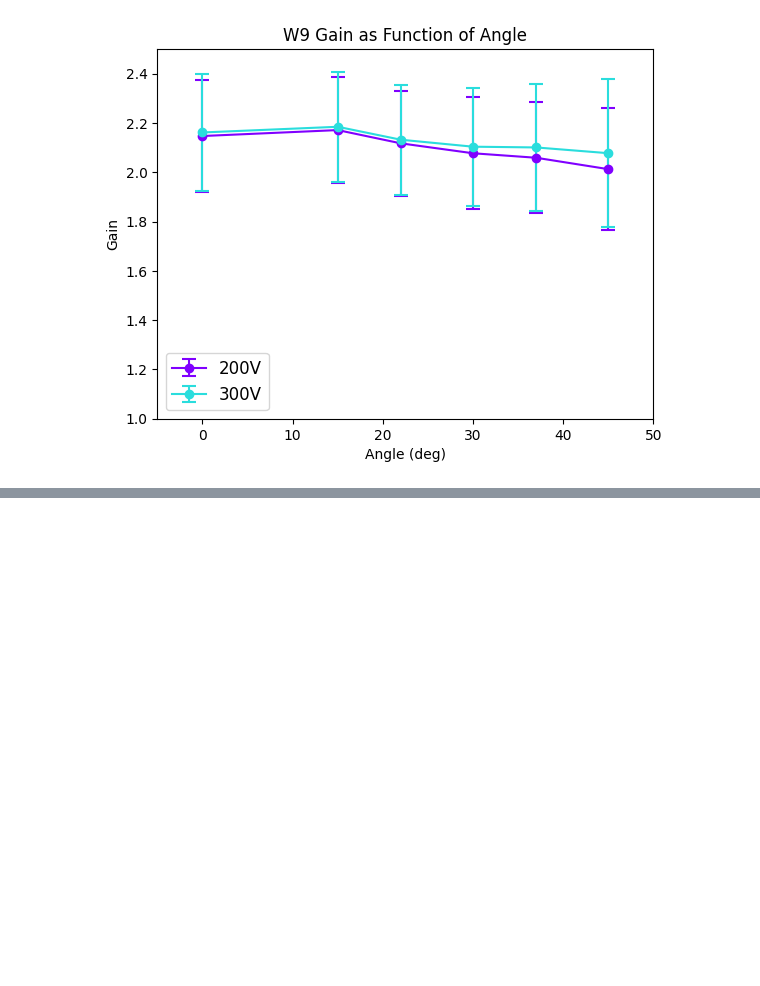
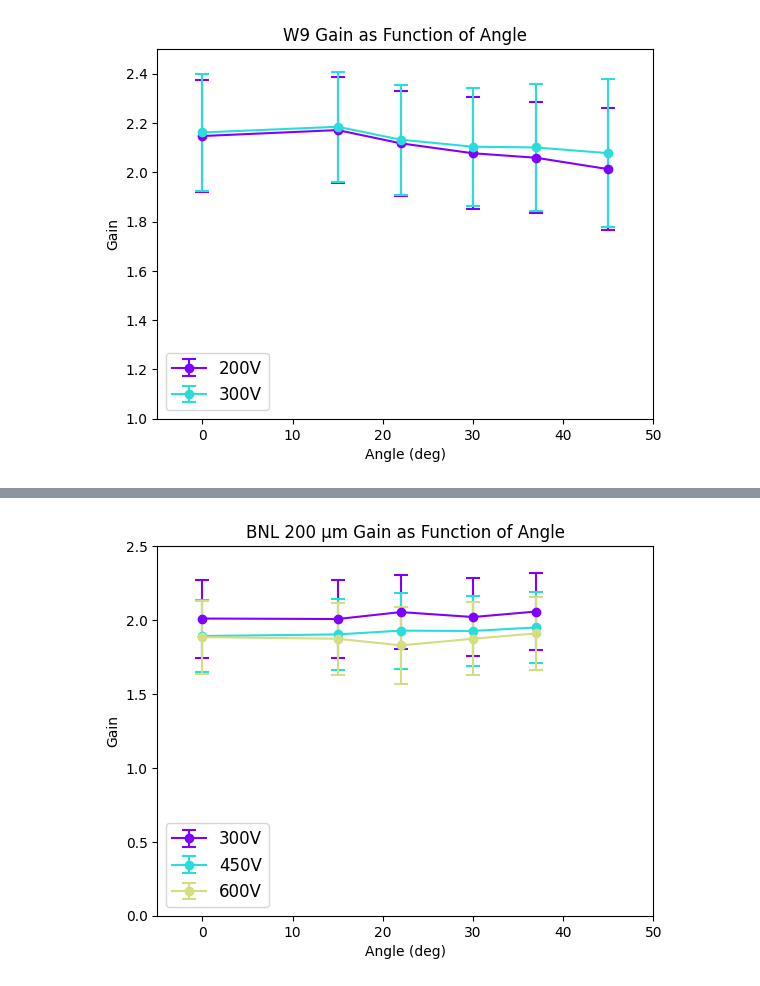
Before and after one commit to wasdfttt/Alpha-Station, a Jupyter notebook: Alpha Station Analysis/Gain Plot.ipynb, the cells around one changed output, grey strips where cells are left out. Cells and saved outputs as stored; diff of their text form; code cells hidden in the pictures; blank space fills up the shorter version.

```diff
--- a/Alpha Station Analysis/Gain Plot.ipynb
+++ b/Alpha Station Analysis/Gain Plot.ipynb
@@ -179,0 +194,21 @@ for i in W9_300Vrms:
+# %%
+BNL_200um_300VMeans = [2.01028, 2.00686, 2.05382, 2.0204, 2.05743]
+BNL_200um_300Vrms = [0.26367, 0.26172, 0.25109, 0.26687, 0.26344]
+BNL_200um_450VMeans = [1.8919, 1.90282, 1.92834, 1.92613, 1.95027]
+BNL_200um_450Vrms = [0.24265, 0.24122, 0.25711, 0.23578, 0.24176]
+BNL_200um_600VMeans = [1.88474, 1.87333, 1.82872, 1.87356, 1.90972]
+BNL_200um_600Vrms = [0.24735, 0.2443, 0.26068, 0.24652, 0.24573]
+
+angles = [0, 15, 22, 30, 37]
+plt.errorbar(angles, BNL_200um_300VMeans, BNL_200um_300Vrms, capsize = 5, capthick = 1.5, color = colours[0], label = '300V', marker = 'o')
+plt.errorbar(angles, BNL_200um_450VMeans, BNL_200um_450Vrms, capsize = 5, capthick = 1.5, color = colours[1], label = '450V', marker = 'o')
+plt.errorbar(angles, BNL_200um_600VMeans, BNL_200um_600Vrms, capsize = 5, capthick = 1.5, color = colours[2], label = '600V', marker = 'o')
+plt.axis([-5, 50, 0, 2.5])
+plt.xlabel('Angle (deg)')
+plt.ylabel('Gain')
+plt.title('BNL 200 μm Gain as Function of Angle')
+plt.legend(loc = 'lower left', fontsize = 12)
+angles = [0, 15, 22, 30, 37, 45]
+plt.show()
+# %% [output]
+[figure, added]
```
Also changed, not shown: parts of 2 cells of this notebook, 26 other files.
